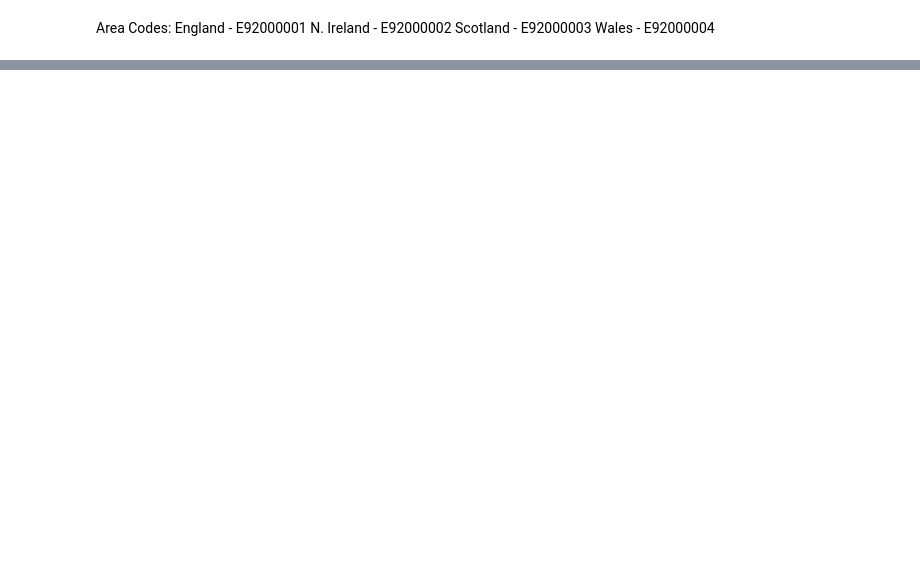
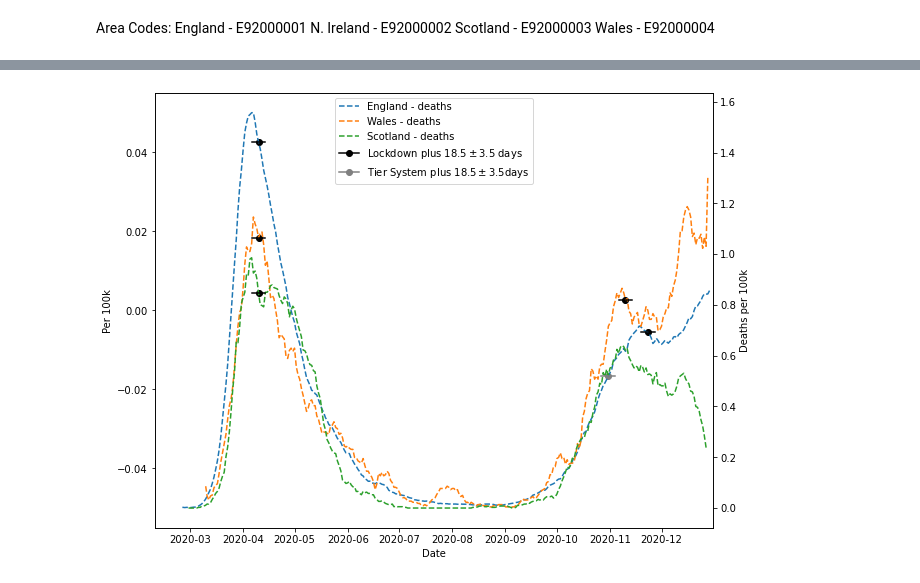
Before and after one commit to jagoosw/COVID-19-Trajectory, a Jupyter notebook: V3.ipynb, the cells around one changed output, grey strips where cells are left out. Cells and saved outputs as stored; diff of their text form; code cells hidden in the pictures; blank space fills up the shorter version.

```diff
--- a/V3.ipynb
+++ b/V3.ipynb
@@ -49,10 +49,13 @@ for name,url in nations.items():
     data[name]=data[name].apply(lambda x: x/(population[name]/100000) if x.name in ["cases","deaths","hospital"] else x,  axis = 0)
     #data[name]=data[name].iloc[threshold:]
 # %%
-def errorbar(x,pm):
+def errorbar(x,pm,both=True):
     pm=math.ceil(pm)
     x = datetime.strptime(x, "%Y-%m-%d")
-    l = x - timedelta(days = pm)
+    if both==True:
+        l = x - timedelta(days = pm)
+    else:
+        l=x
     r = x + timedelta(days = pm)
     return [l,r]
 # %%
@@ -131,5 +151,5 @@ def plot(nations=["England","Wales"],metrics=["deaths","cases","hospital"],start
     ax2.set_ylabel("Deaths per 100k")
     ax.set_xlabel("Date")
 # %%
-plot(lockdowns=True,metrics=["cases","deaths"],start_date="2020-10-01",nations=["England","Wales"])
+plot(lockdowns=True,metrics=["deaths"],nations=["England","Wales","Scotland"])
 # %% [output]
@@ -137,0 +156 @@ plot(lockdowns=True,metrics=["cases","deaths"],start_date="2020-10-01",nations=[
+[figure, added]
```
Also changed, not shown: parts of 10 cells of this notebook, 17 other files.
